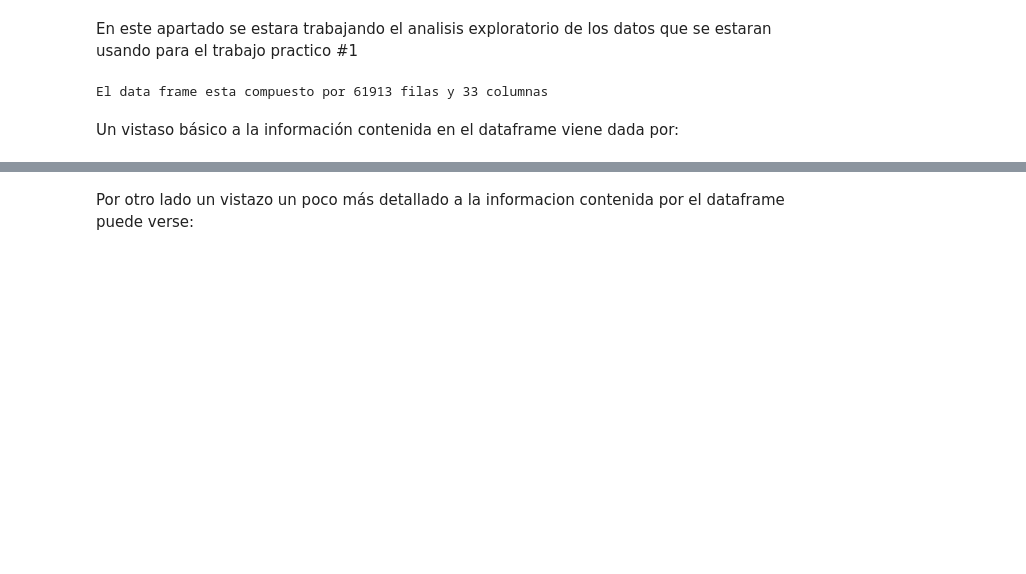
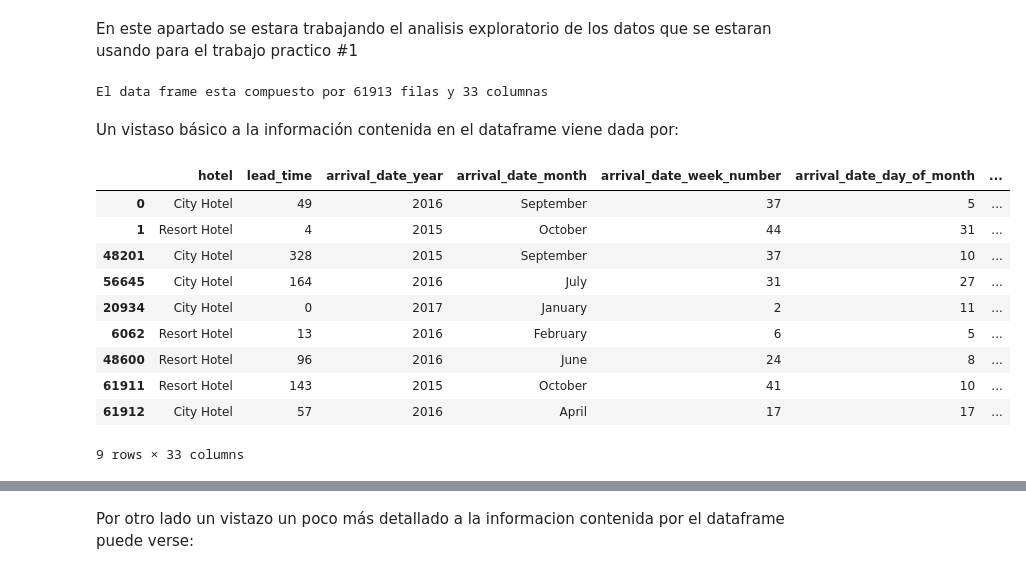
Before and after one commit to Los-persistentes-de-Pearson/7506R-1C2023-GRUPO09, a Jupyter notebook: 7506R_TP1_GRUPO9_CHP1_ENTREGA.ipynb, the cells around one changed output, grey strips where cells are left out. Cells and saved outputs as stored; diff of their text form; code cells hidden in the pictures; blank space fills up the shorter version.

```diff
--- a/7506R_TP1_GRUPO9_CHP1_ENTREGA.ipynb
+++ b/7506R_TP1_GRUPO9_CHP1_ENTREGA.ipynb
@@ -11,10 +11,25 @@ import sklearn as sk
 import seaborn as sns
 import matplotlib as mpl
 # %%
-hotelsdf = pd.read_csv("./hotels_train.csv")
+hotelsDfOriginal = pd.read_csv("./hotels_train.csv")
+hotelsdf = hotelsDfOriginal.copy()
 
 print("El data frame esta compuesto por "f"{hotelsdf.shape[0]}"" filas y "f"{hotelsdf.shape[1]}"" columnas")
 # %% [output]
 El data frame esta compuesto por 61913 filas y 33 columnas
 # %% [markdown]
 Un vistaso básico a la información contenida en el dataframe viene dada por:
+# %%
+pd.concat([hotelsdf.head(2), hotelsdf.sample(5), hotelsdf.tail(2)])
+# %% [output]
+|  | hotel | lead_time | arrival_date_year | arrival_date_month | arrival_date_week_number | arrival_date_day_of_month | ... |
+| 0 | City Hotel | 49 | 2016 | September | 37 | 5 | ... |
+| 1 | Resort Hotel | 4 | 2015 | October | 44 | 31 | ... |
+| 48201 | City Hotel | 328 | 2015 | September | 37 | 10 | ... |
+| 56645 | City Hotel | 164 | 2016 | July | 31 | 27 | ... |
+| 20934 | City Hotel | 0 | 2017 | January | 2 | 11 | ... |
+| 6062 | Resort Hotel | 13 | 2016 | February | 6 | 5 | ... |
+| 48600 | Resort Hotel | 96 | 2016 | June | 24 | 8 | ... |
+| 61911 | Resort Hotel | 143 | 2015 | October | 41 | 10 | ... |
+| 61912 | City Hotel | 57 | 2016 | April | 17 | 17 | ... |
+9 rows × 33 columns
```
Also changed, not shown: parts of 4 cells of this notebook.
